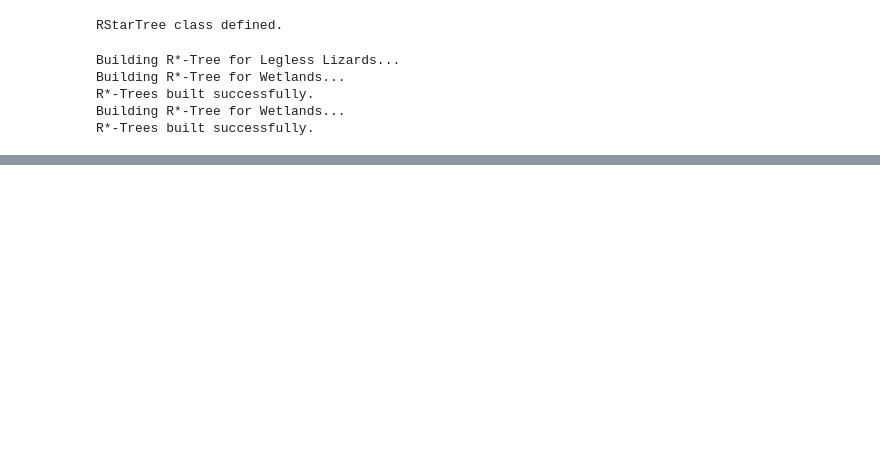
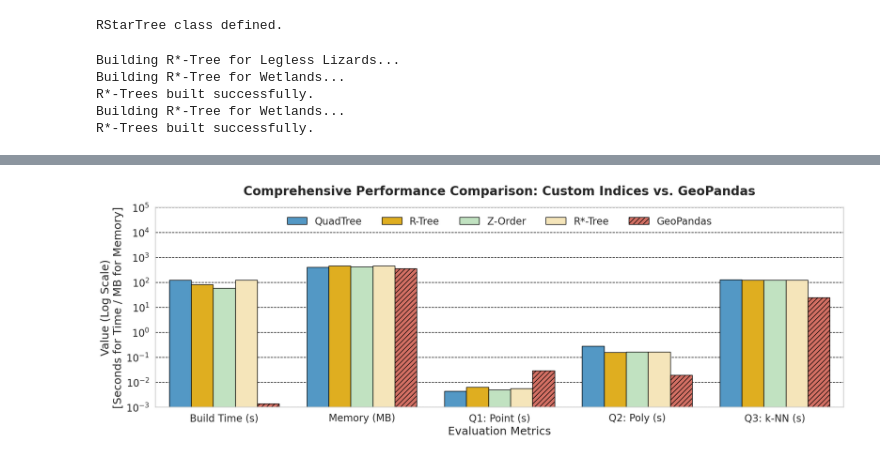
Before and after one commit to gjskywalker/COMP6311G_Assignments, a Jupyter notebook: Assignment_2/Assignment_2.ipynb, the cells around one changed output, grey strips where cells are left out. Saved outputs shown, nothing was run; the diff lists cells and outputs as text; code cells hidden in the pictures; blank space fills up the shorter version.

```diff
--- a/Assignment_2/Assignment_2.ipynb
+++ b/Assignment_2/Assignment_2.ipynb
@@ -2019,0 +2277,99 @@ Running Query 2 with QuadTree...
+# %%
+import matplotlib.pyplot as plt
+import pandas as pd
+import seaborn as sns
+import numpy as np
+
+# 1. Data Preparation
+# Note: Values are taken directly from your provided logs.
+data = {
+    'Structure': [
+        'QuadTree', 'QuadTree', 'QuadTree', 'QuadTree', 'QuadTree',
+        'R-Tree', 'R-Tree', 'R-Tree', 'R-Tree', 'R-Tree',
+        'Z-Order', 'Z-Order', 'Z-Order', 'Z-Order', 'Z-Order',
+        'R*-Tree', 'R*-Tree', 'R*-Tree', 'R*-Tree', 'R*-Tree',
+        'GeoPandas', 'GeoPandas', 'GeoPandas', 'GeoPandas', 'GeoPandas'
+    ],
+    'Metric': [
+        'Build Time (s)', 'Memory (MB)', 'Q1: Point (s)', 'Q2: Poly (s)', 'Q3: k-NN (s)',
+        'Build Time (s)', 'Memory (MB)', 'Q1: Point (s)', 'Q2: Poly (s)', 'Q3: k-NN (s)',
+        'Build Time (s)', 'Memory (MB)', 'Q1: Point (s)', 'Q2: Poly (s)', 'Q3: k-NN (s)',
+        'Build Time (s)', 'Memory (MB)', 'Q1: Point (s)', 'Q2: Poly (s)', 'Q3: k-NN (s)',
+        'Build Time (s)', 'Memory (MB)', 'Q1: Point (s)', 'Q2: Poly (s)', 'Q3: k-NN (s)'
+    ],
+    'Value': [
+        # QuadTree
+        121.6920, 406.28, 0.0044, 0.2838, 125.8443,
+        # R-Tree
+        80.9119, 451.88, 0.0063, 0.1568, 123.7106,
+        # Z-Order
+        59.1574, 423.79, 0.0051, 0.1636, 124.0229,
+        # R*-Tree
+        122.8220, 448.12, 0.0056, 0.1664, 123.1764,
+        # GeoPandas
+        0.0014, 358.21, 0.0294, 0.0191, 24.4057
+    ]
+}
+
+df = pd.DataFrame(data)
+
+# 2. Plotting Configuration
+# Adjusted figsize to 15:3 ratio (Width 15, Height 3)
+plt.figure(figsize=(17, 6))
+sns.set_theme(style="whitegrid")
+
+# Custom color palette
+palette = {
+    'QuadTree': '#409cd8',      # Blue
+    'R-Tree': '#ffbd00',        # Yellow
+    'Z-Order': '#bbe7bb', # Light Green
+    'R*-Tree': '#ffeab0',       # Light Pink
+    'GeoPandas': '#e86252'      # Red
+}
+
+# Define explicit hue order to ensure we can target GeoPandas correctly
+hue_order = ['QuadTree', 'R-Tree', 'Z-Order', 'R*-Tree', 'GeoPandas']
+
+# Create Bar Plot
+chart = sns.barplot(
+    data=df,
+    x='Metric',
+    y='Value',
+    hue='Structure',
+    hue_order=hue_order,
+    palette=palette,
+    edgecolor='black',
+    linewidth=1
+)
+
+# Apply hatching to GeoPandas bars
+# GeoPandas is the last item in hue_order, so it corresponds to the last container
+# Note: chart.containers contains patches for each hue level
+geopandas_container = chart.containers[4]
+for bar in geopandas_container:
+    bar.set_hatch('///')
+
+# 3. Formatting
+# Logarithmic scale is crucial due to the mix of MB (300+) and fast queries (0.001s)
+plt.yscale('log')
+plt.ylim(0.001, 100000)
+
+# Labels and Titles
+plt.title('Comprehensive Performance Comparison: Custom Indices vs. GeoPandas', fontsize=24, fontweight='bold', pad=20)
+plt.ylabel('Value (Log Scale)\n[Seconds for Time / MB for Memory]', fontsize=22)
+plt.xlabel('Evaluation Metrics', fontsize=22)
+plt.xticks(fontsize=20)
+plt.yticks(fontsize=20)
+
+plt.grid(axis='y', linestyle='--', color='black', alpha=1.0, zorder=0)
+
+# Legend placement
+plt.legend(loc='upper center', bbox_to_anchor=(0.5, 1), ncol=5, frameon=False, fontsize=18)
+
+plt.tight_layout()
+
+# Save or Show
+plt.savefig('performance_comparison.pdf', dpi=300, bbox_inches='tight')
+plt.show()
+# %% [output]
+[figure, added]
```
Also changed, not shown: parts of 10 cells of this notebook, 5 other files.
